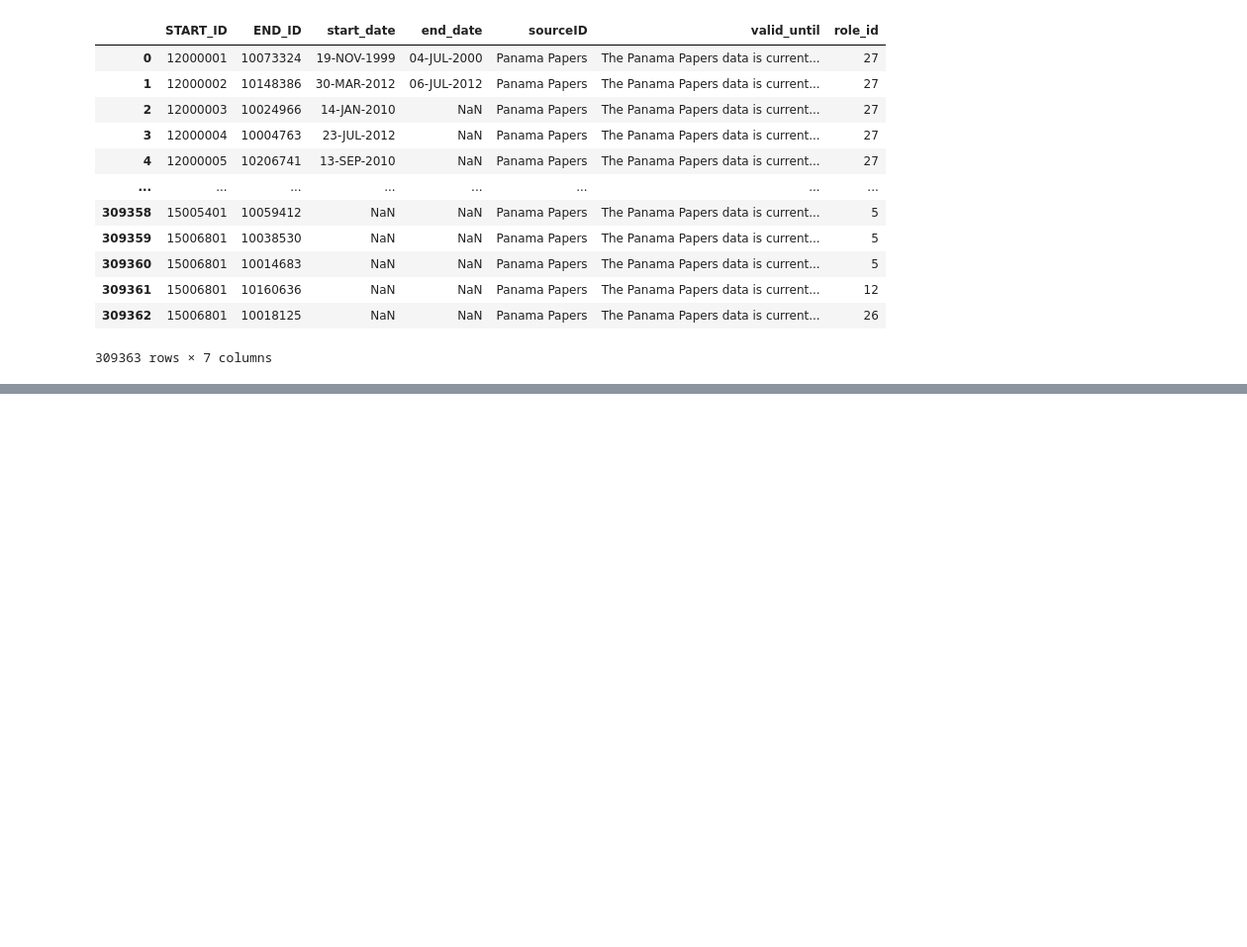
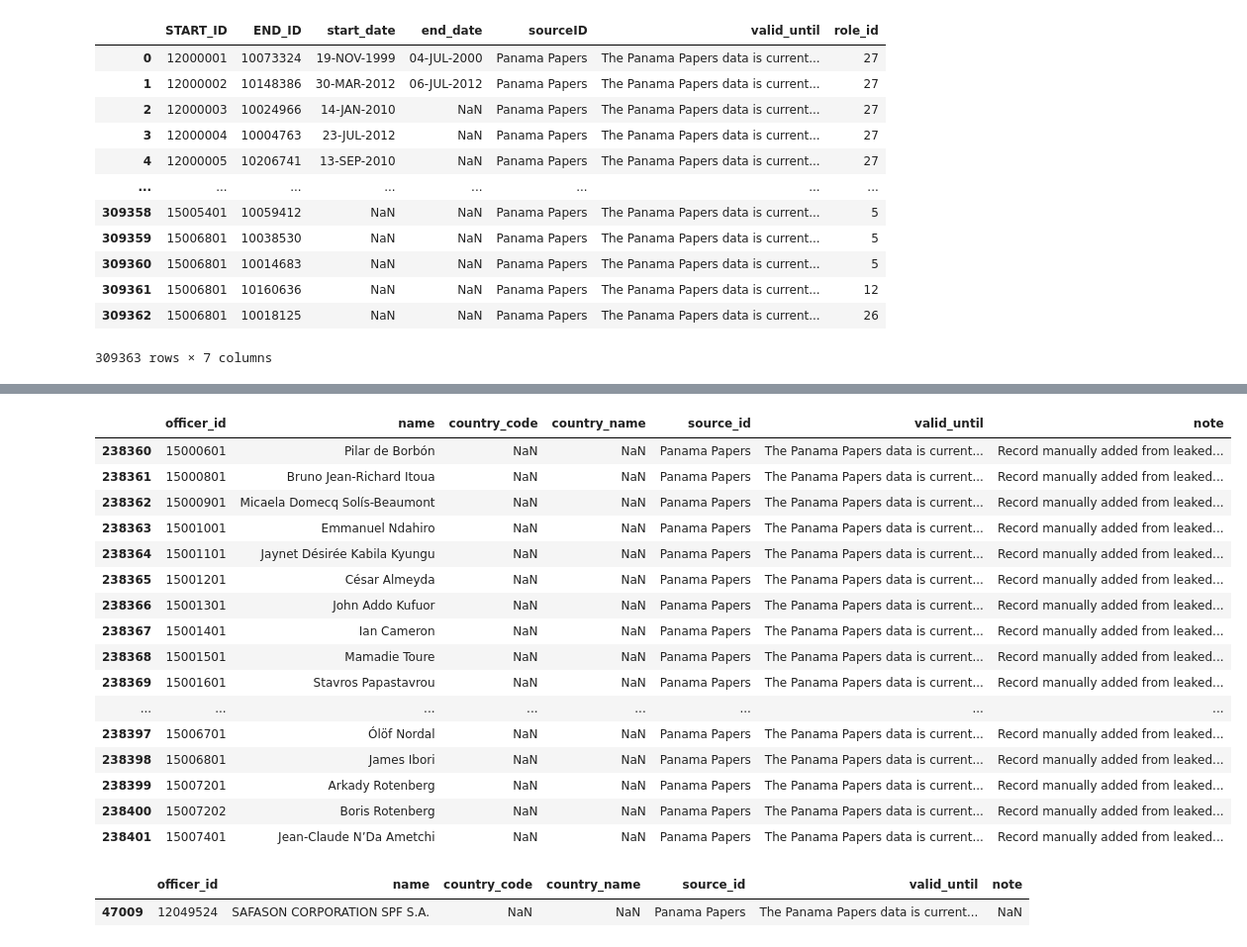
Before and after one commit to dimcel/Panama_papers_SQL, a Jupyter notebook: project.ipynb, the cells around one changed output, grey strips where cells are left out. Shown at 99% size. Saved outputs shown, nothing was run; the diff lists cells and outputs as text; code cells hidden in the pictures; blank space fills up the shorter version.

Commit message:
problem in end_id == 12049524 witch is missing from entities table

```diff
--- a/project.ipynb
+++ b/project.ipynb
@@ -800,0 +835,26 @@ Maximum length in 'role_id': 2
+# %%
+
+officer[officer["officer_id"].astype(str).str.startswith("15")]
+# %% [output]
+|  | officer_id | name | country_code | country_name | source_id | valid_until | note |
+| 238360 | 15000601 | Pilar de Borbón | NaN | NaN | Panama Papers | The Panama Papers data is current... | Record manually added from leaked... |
+| 238361 | 15000801 | Bruno Jean-Richard Itoua | NaN | NaN | Panama Papers | The Panama Papers data is current... | Record manually added from leaked... |
+| 238362 | 15000901 | Micaela Domecq Solís-Beaumont | NaN | NaN | Panama Papers | The Panama Papers data is current... | Record manually added from leaked... |
+| 238363 | 15001001 | Emmanuel Ndahiro | NaN | NaN | Panama Papers | The Panama Papers data is current... | Record manually added from leaked... |
+| 238364 | 15001101 | Jaynet Désirée Kabila Kyungu | NaN | NaN | Panama Papers | The Panama Papers data is current... | Record manually added from leaked... |
+| 238365 | 15001201 | César Almeyda | NaN | NaN | Panama Papers | The Panama Papers data is current... | Record manually added from leaked... |
+| 238366 | 15001301 | John Addo Kufuor | NaN | NaN | Panama Papers | The Panama Papers data is current... | Record manually added from leaked... |
+| 238367 | 15001401 | Ian Cameron | NaN | NaN | Panama Papers | The Panama Papers data is current... | Record manually added from leaked... |
+| 238368 | 15001501 | Mamadie Toure | NaN | NaN | Panama Papers | The Panama Papers data is current... | Record manually added from leaked... |
+| 238369 | 15001601 | Stavros Papastavrou | NaN | NaN | Panama Papers | The Panama Papers data is current... | Record manually added from leaked... |
+| ... | ... | ... | ... | ... | ... | ... | ... |
+| 238397 | 15006701 | Ólöf Nordal | NaN | NaN | Panama Papers | The Panama Papers data is current... | Record manually added from leaked... |
+| 238398 | 15006801 | James Ibori | NaN | NaN | Panama Papers | The Panama Papers data is current... | Record manually added from leaked... |
+| 238399 | 15007201 | Arkady Rotenberg | NaN | NaN | Panama Papers | The Panama Papers data is current... | Record manually added from leaked... |
+| 238400 | 15007202 | Boris Rotenberg | NaN | NaN | Panama Papers | The Panama Papers data is current... | Record manually added from leaked... |
+| 238401 | 15007401 | Jean-Claude N’Da Ametchi | NaN | NaN | Panama Papers | The Panama Papers data is current... | Record manually added from leaked... |
+# %%
+officer[officer['officer_id']== 12049524]
+# %% [output]
+|  | officer_id | name | country_code | country_name | source_id | valid_until | note |
+| 47009 | 12049524 | SAFASON CORPORATION SPF S.A. | NaN | NaN | Panama Papers | The Panama Papers data is current... | NaN |
```
Also changed, not shown: parts of 10 cells of this notebook, 1 other file.
